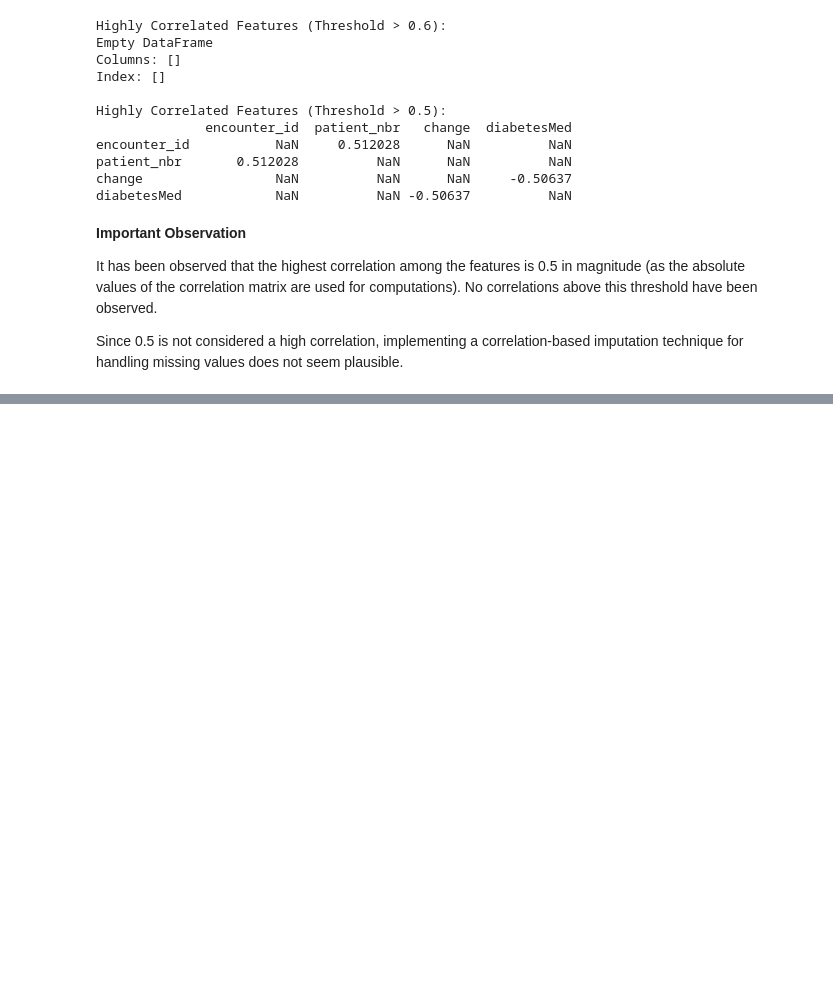
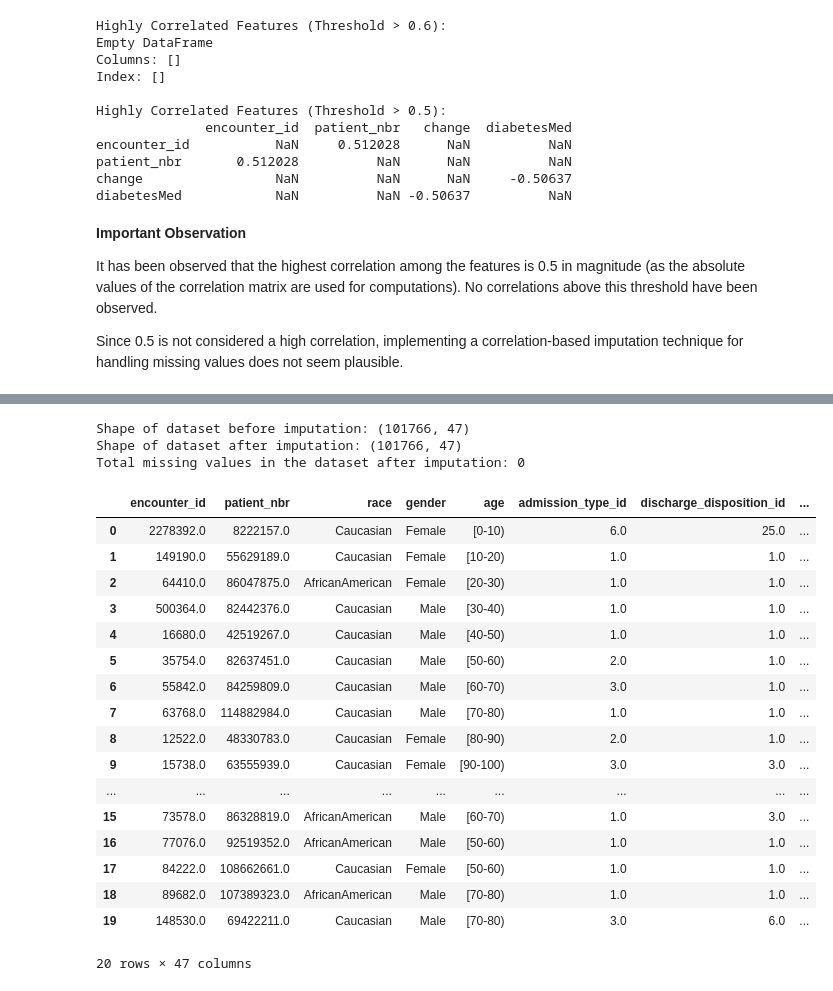
Before and after one commit to selinceydeli/ESL_Final_Project, a Jupyter notebook: effect_of_class_imbalance_code.ipynb, the cells around one changed output, grey strips where cells are left out. Saved outputs shown, nothing was run; the diff lists cells and outputs as text; code cells hidden in the pictures; blank space fills up the shorter version.

Commit message:
statistical method for missing value handling is added

```diff
--- a/effect_of_class_imbalance_code.ipynb
+++ b/effect_of_class_imbalance_code.ipynb
@@ -516,0 +512,45 @@ Since 0.5 is not considered a high correlation, implementing a correlation-based
+# %%
+from sklearn.impute import SimpleImputer
+from sklearn.impute import KNNImputer
+
+print("Shape of dataset before imputation:", data.shape)
+
+# All NA values are converted into nan for compatibility with sklearn
+data = data.replace({pd.NA: np.nan})
+
+categorical_columns = data.select_dtypes(include=['object', 'category']).columns
+numerical_columns = data.select_dtypes(include=['number']).columns
+
+# Handling missing values in categorical features using Simple Imputer with "most frequent" strategy
+data[categorical_columns] = SimpleImputer(strategy='most_frequent').fit_transform(data[categorical_columns])
+
+# Handling missing values in numerical features using KNN Imputer with the given k value
+k = 5
+data[numerical_columns] = KNNImputer(n_neighbors=k).fit_transform(data[numerical_columns])
+
+print("Shape of dataset after imputation:", data.shape)
+print("Total missing values in the dataset after imputation:", data.isnull().sum().sum())
+
+data.head(20)
+# %% [output]
+Shape of dataset before imputation: (101766, 47)
+Shape of dataset after imputation: (101766, 47)
+Total missing values in the dataset after imputation: 0
+|  | encounter_id | patient_nbr | race | gender | age | admission_type_id | discharge_disposition_id | ... |
+| 0 | 2278392.0 | 8222157.0 | Caucasian | Female | [0-10) | 6.0 | 25.0 | ... |
+| 1 | 149190.0 | 55629189.0 | Caucasian | Female | [10-20) | 1.0 | 1.0 | ... |
+| 2 | 64410.0 | 86047875.0 | AfricanAmerican | Female | [20-30) | 1.0 | 1.0 | ... |
+| 3 | 500364.0 | 82442376.0 | Caucasian | Male | [30-40) | 1.0 | 1.0 | ... |
+| 4 | 16680.0 | 42519267.0 | Caucasian | Male | [40-50) | 1.0 | 1.0 | ... |
+| 5 | 35754.0 | 82637451.0 | Caucasian | Male | [50-60) | 2.0 | 1.0 | ... |
+| 6 | 55842.0 | 84259809.0 | Caucasian | Male | [60-70) | 3.0 | 1.0 | ... |
+| 7 | 63768.0 | 114882984.0 | Caucasian | Male | [70-80) | 1.0 | 1.0 | ... |
+| 8 | 12522.0 | 48330783.0 | Caucasian | Female | [80-90) | 2.0 | 1.0 | ... |
+| 9 | 15738.0 | 63555939.0 | Caucasian | Female | [90-100) | 3.0 | 3.0 | ... |
+| ... | ... | ... | ... | ... | ... | ... | ... | ... |
+| 15 | 73578.0 | 86328819.0 | AfricanAmerican | Male | [60-70) | 1.0 | 3.0 | ... |
+| 16 | 77076.0 | 92519352.0 | AfricanAmerican | Male | [50-60) | 1.0 | 1.0 | ... |
+| 17 | 84222.0 | 108662661.0 | Caucasian | Female | [50-60) | 1.0 | 1.0 | ... |
+| 18 | 89682.0 | 107389323.0 | AfricanAmerican | Male | [70-80) | 1.0 | 1.0 | ... |
+| 19 | 148530.0 | 69422211.0 | Caucasian | Male | [70-80) | 3.0 | 6.0 | ... |
+20 rows × 47 columns
```
Also changed, not shown: parts of 5 cells of this notebook.
